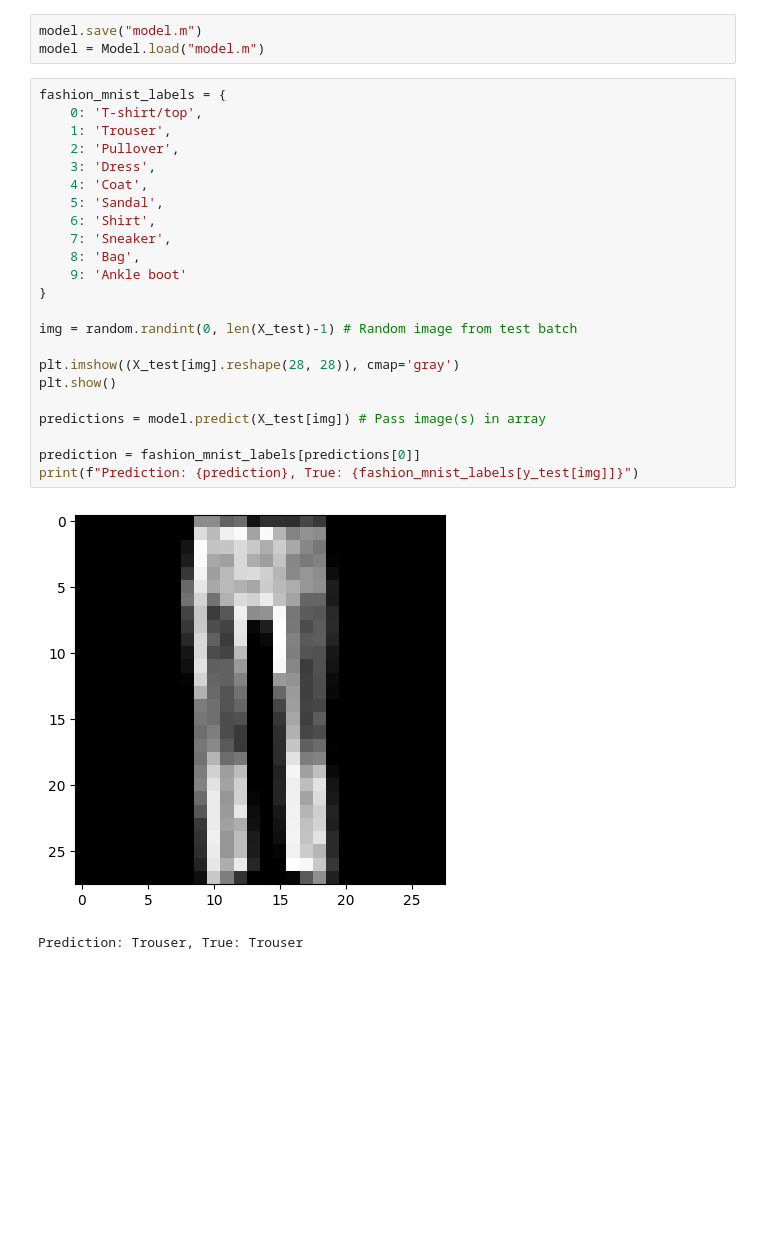
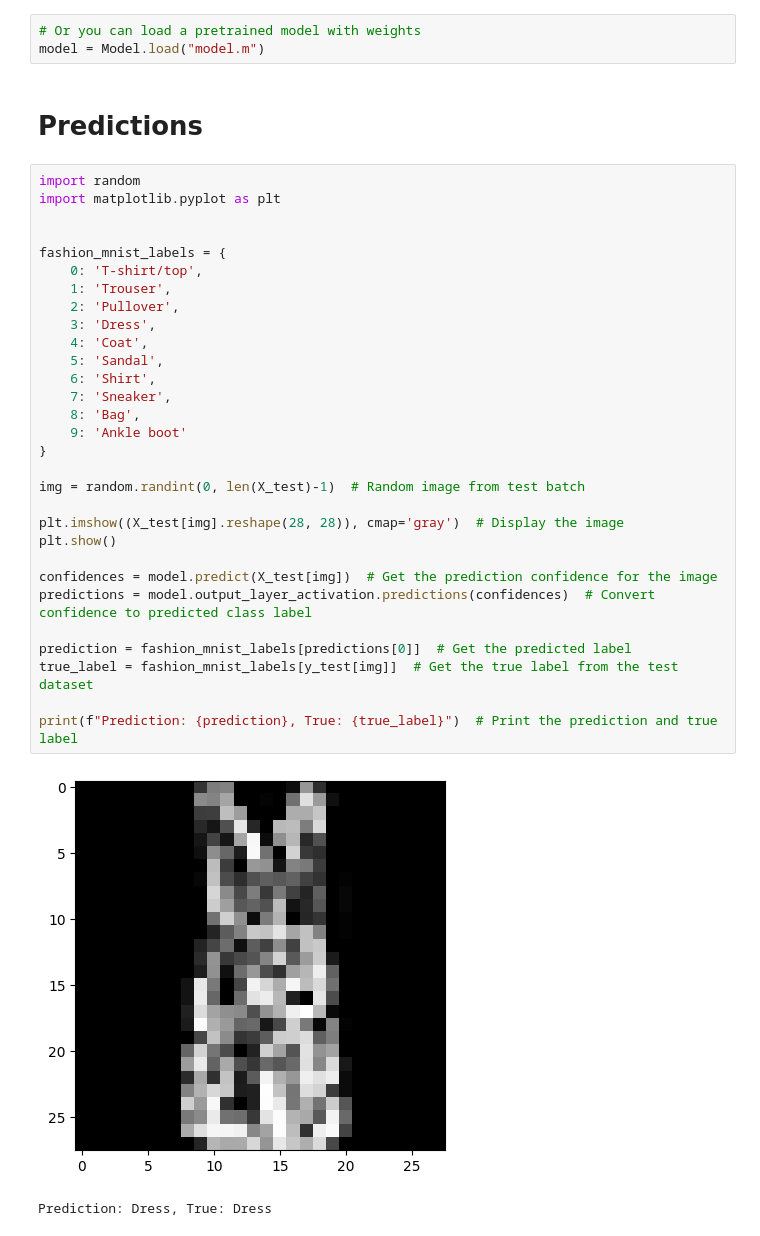
Before and after one commit to Fullbaro/neural_network_framework, a Jupyter notebook: Classification.ipynb, the cells around one changed output. Saved outputs shown, nothing was run; the diff lists cells and outputs as text; blank space fills up the shorter version.

```diff
--- a/Classification.ipynb
+++ b/Classification.ipynb
@@ -107,29 +185,38 @@ Validation: accuracy: 0.890, loss: 0.320
 # %%
-model.save("model.m")
+# Or you can load a pretrained model with weights
 model = Model.load("model.m")
+# %% [markdown]
+# Predictions
 # %%
+import random
+import matplotlib.pyplot as plt
+
+
 fashion_mnist_labels = {
     0: 'T-shirt/top',
     1: 'Trouser',
     2: 'Pullover',
     3: 'Dress',
     4: 'Coat',
     5: 'Sandal',
     6: 'Shirt',
     7: 'Sneaker',
     8: 'Bag',
     9: 'Ankle boot'
 }
 
-img = random.randint(0, len(X_test)-1) # Random image from test batch
+img = random.randint(0, len(X_test)-1)  # Random image from test batch
 
-plt.imshow((X_test[img].reshape(28, 28)), cmap='gray')
+plt.imshow((X_test[img].reshape(28, 28)), cmap='gray')  # Display the image
 plt.show()
 
-predictions = model.predict(X_test[img]) # Pass image(s) in array
+confidences = model.predict(X_test[img])  # Get the prediction confidence for the image
+predictions = model.output_layer_activation.predictions(confidences)  # Convert confidence to predicted class label
 
-prediction = fashion_mnist_labels[predictions[0]]
-print(f"Prediction: {prediction}, True: {fashion_mnist_labels[y_test[img]]}")
+prediction = fashion_mnist_labels[predictions[0]]  # Get the predicted label
+true_label = fashion_mnist_labels[y_test[img]]  # Get the true label from the test dataset
+
+print(f"Prediction: {prediction}, True: {true_label}")  # Print the prediction and true label
 # %% [output]
-[figure, old version]
+[figure, new version]
-Prediction: Trouser, True: Trouser
+Prediction: Dress, True: Dress
```
Also changed, not shown: parts of 26 cells of this notebook, 8 other files.
